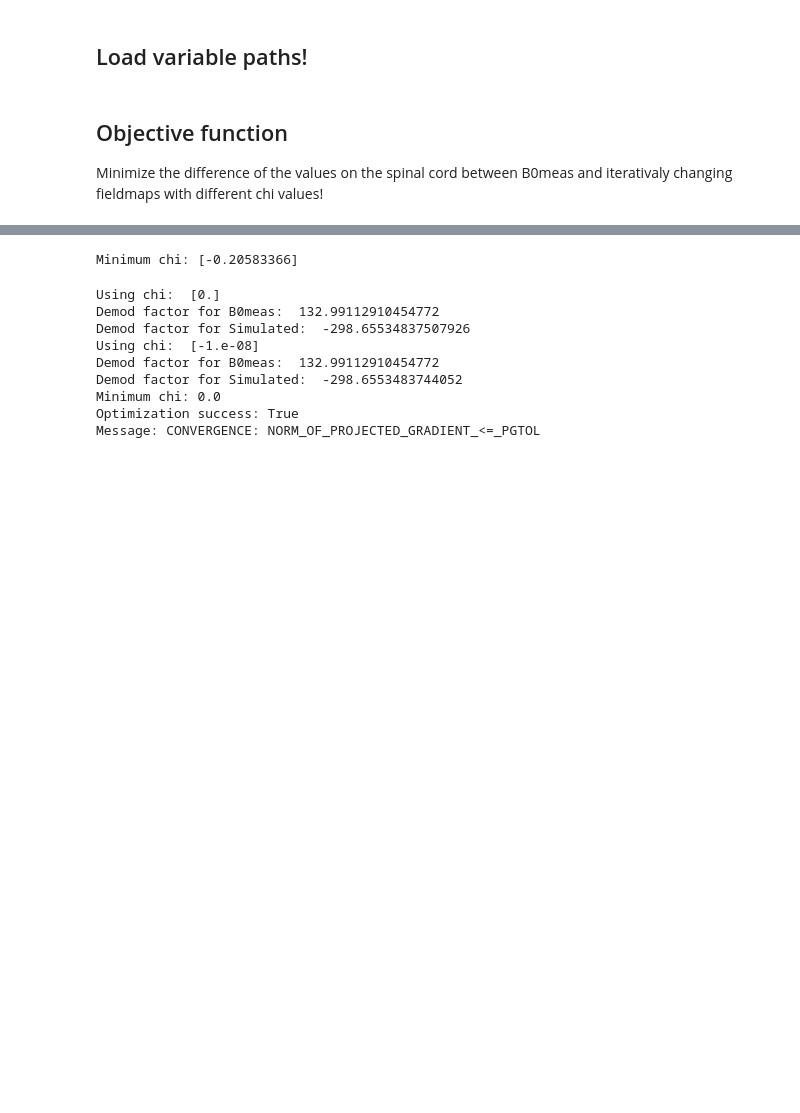
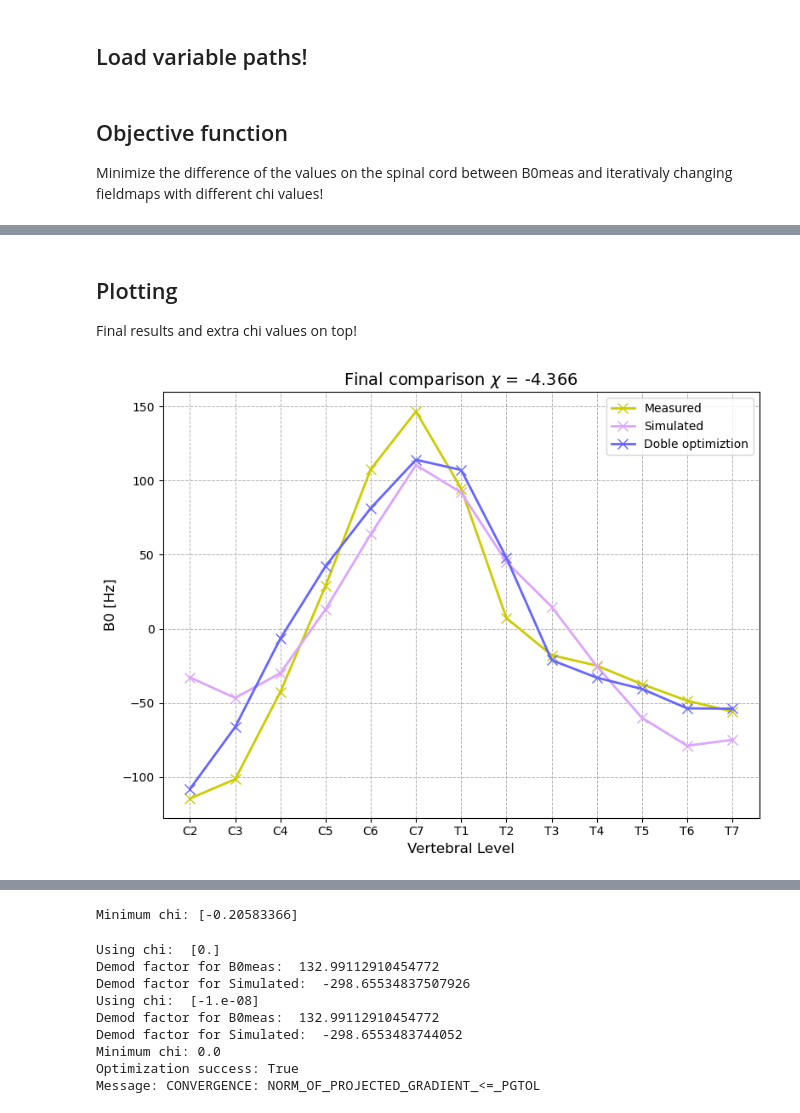
Before and after one commit to evaalonsoortiz/sus-optimization, a Jupyter notebook: sus_optimization.ipynb, the cells around one changed output, grey strips where cells are left out. Drawn from its saved outputs; the diff is of its cells as text; code cells hidden in the pictures; blank space fills up the shorter version.

Commit message:
Optimization works!
Code for optimizing assuming trachea and lungs have same chi ready. Added new code for optimizing with 2 different chi values

```diff
--- a/sus_optimization.ipynb
+++ b/sus_optimization.ipynb
@@ -190,0 +256,5 @@ def f(x):
+# %%
+avg_zero_dmod_b0meas_csv = pd.read_csv(path_to_db0_030_metrics)
+dmod_b0meas_values =  avg_zero_dmod_b0meas_csv['WA()']
+dmod_b0meas_values = dmod_b0meas_values[::-1]
+# Now this values are from C2 to T7 and will be used for comparison with the simulated from AMU VC subject
@@ -211,0 +386,44 @@ Minimum chi: 43.389770507812614
+# %% [markdown]
+## Plotting </br>
+Final results and extra chi values on top!
+# %%
+# Once it runs we can plot it next to the initial measured very ez
+# Just load the csv and its done
+#print(min_chi_tl[0]) # FINAL chi value
+# We know what the chi of the final metric file is so:
+final_chi_name = chi_name = str(min_chi_tl[0]).replace(".","_").strip("-")
+final_chi_fm_csv = f"metrics_db0_sim_{final_chi_name}_fm_Hz.csv"
+path_to_final_metrics = os.path.join(path_to_optimization_metrics,final_chi_fm_csv)
+
+# Load the csv and extrac values accross c2 through T7
+
+# dmod_b0meas_values = dmod_b0meas_values
+
+final_csv = pd.read_csv(path_to_final_metrics)
+final_sim_values =  final_csv['WA()']
+final_sim_values = final_sim_values[::-1]
+# %%
+# Final plot of final chi value vs measured
+goat_params = [-108.04, -66.25, -6.59, 42.15, 81.38, 114.00, 107.09, 47.94, -21.12, -32.96, -40.55, -53.68, -53.91]
+plt.figure(figsize=(8, 6))
+
+#
+plt.plot(vertebrae_levels_c2_t7, dmod_b0meas_values , marker = 'x', color = '#cccc00', linestyle='-', linewidth = 2, markersize = 8, label ='Measured')
+plt.plot(vertebrae_levels_c2_t7, final_sim_values , marker = 'x', color = '#DBA5FD', linestyle='-', linewidth = 2, markersize = 8, label ='Simulated')
+plt.plot(vertebrae_levels_c2_t7, goat_params , marker = 'x', color = '#6666ff', linestyle='-', linewidth = 2, markersize = 8, label ='Doble optimiztion')
+
+
+# Add titles and labels
+plt.title('Final comparison $\chi$ = -4.366', fontsize=14)
+plt.xlabel('Vertebral Level', fontsize=12)
+plt.ylabel('B0 [Hz]', fontsize=12)
+
+plt.legend()
+# Customize grid and display
+plt.grid(True, which='both', linestyle='--', linewidth=0.7)
+plt.tight_layout()
+
+# Show the plot
+plt.show()
+# %% [output]
+[figure, added]
```
Also changed, not shown: parts of 28 cells of this notebook, 1 other file.
